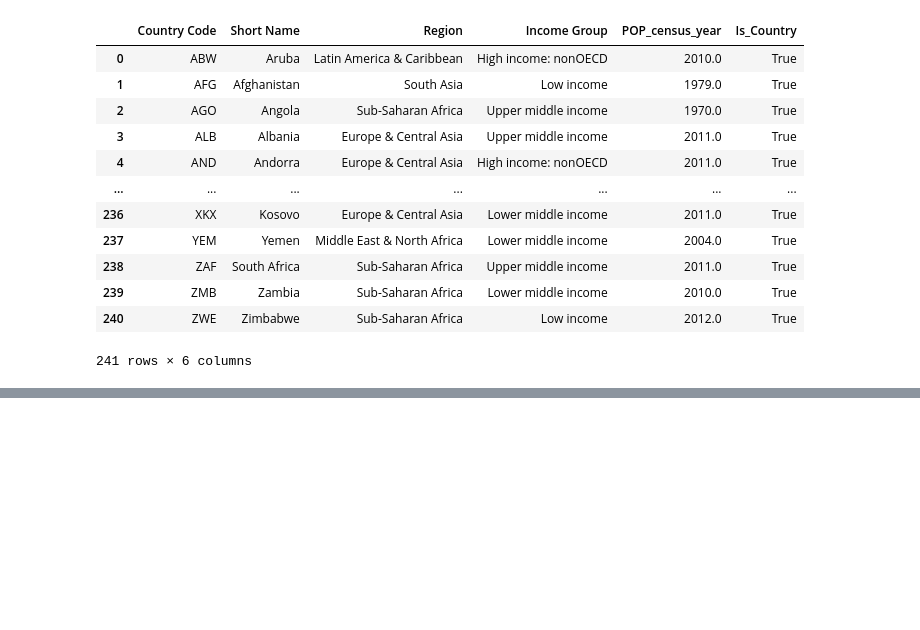
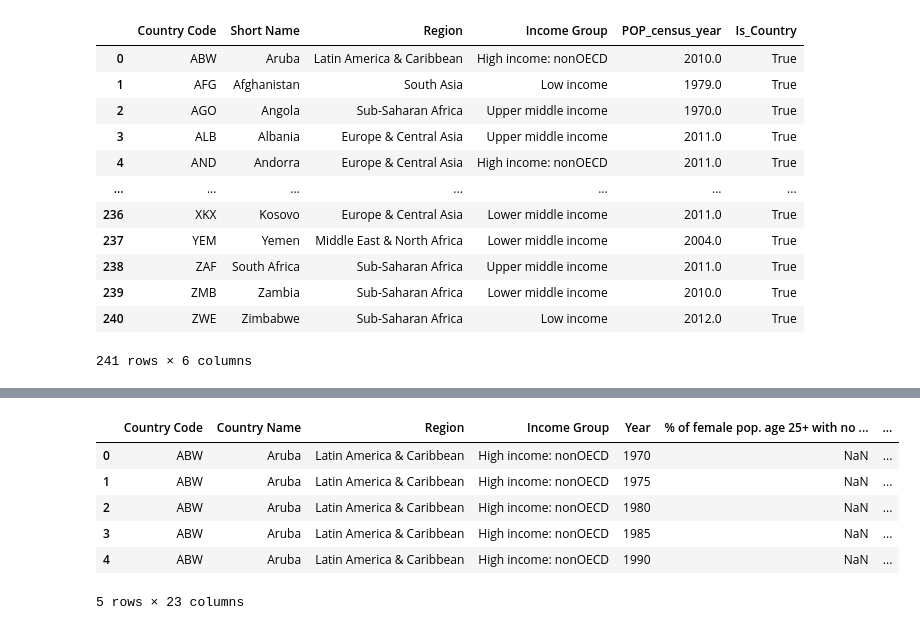
Before and after one commit to MagdaW19/Cleaning-Data, a Jupyter notebook: education/Data-Cleaning.ipynb, the cells around one changed output, grey strips where cells are left out. Drawn from its saved outputs; the diff is of its cells as text; code cells hidden in the pictures; blank space fills up the shorter version.

```diff
--- a/education/Data-Cleaning.ipynb
+++ b/education/Data-Cleaning.ipynb
@@ -186,0 +282,3 @@ df_off[df_off['Is_Country']].to_csv(os.path.join(clean_data, 'education_level.cs
+# %%
+# stripping multindex from columns
+df_off.columns = [' '.join(col).strip().replace('Value ','') for col in df_off.columns.values]
@@ -186,0 +350,10 @@ df_off[df_off['Is_Country']].to_csv(os.path.join(clean_data, 'education_level.cs
+# %%
+df_off.head()
+# %% [output]
+|  | Country Code | Country Name | Region | Income Group | Year | % of female pop. age 25+ with no ... | ... |
+| 0 | ABW | Aruba | Latin America & Caribbean | High income: nonOECD | 1970 | NaN | ... |
+| 1 | ABW | Aruba | Latin America & Caribbean | High income: nonOECD | 1975 | NaN | ... |
+| 2 | ABW | Aruba | Latin America & Caribbean | High income: nonOECD | 1980 | NaN | ... |
+| 3 | ABW | Aruba | Latin America & Caribbean | High income: nonOECD | 1985 | NaN | ... |
+| 4 | ABW | Aruba | Latin America & Caribbean | High income: nonOECD | 1990 | NaN | ... |
+5 rows × 23 columns
```
Also changed, not shown: parts of 29 cells of this notebook, 2 other files.
